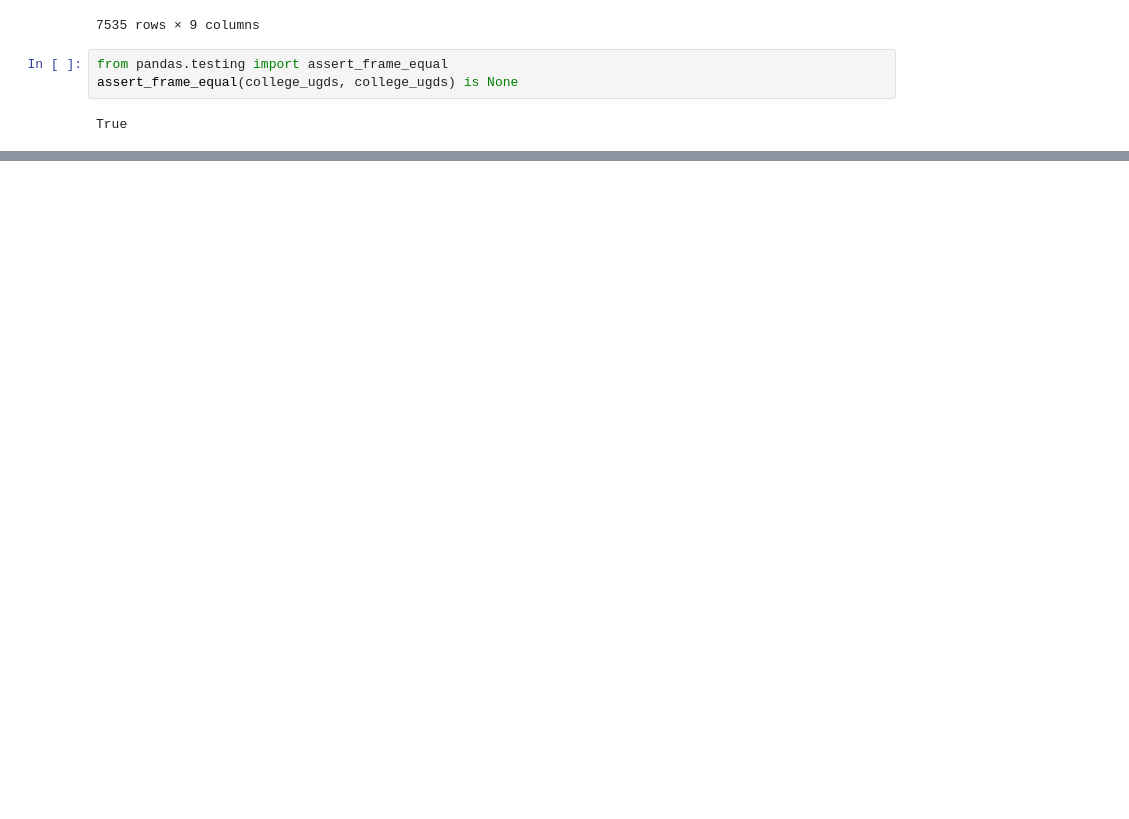
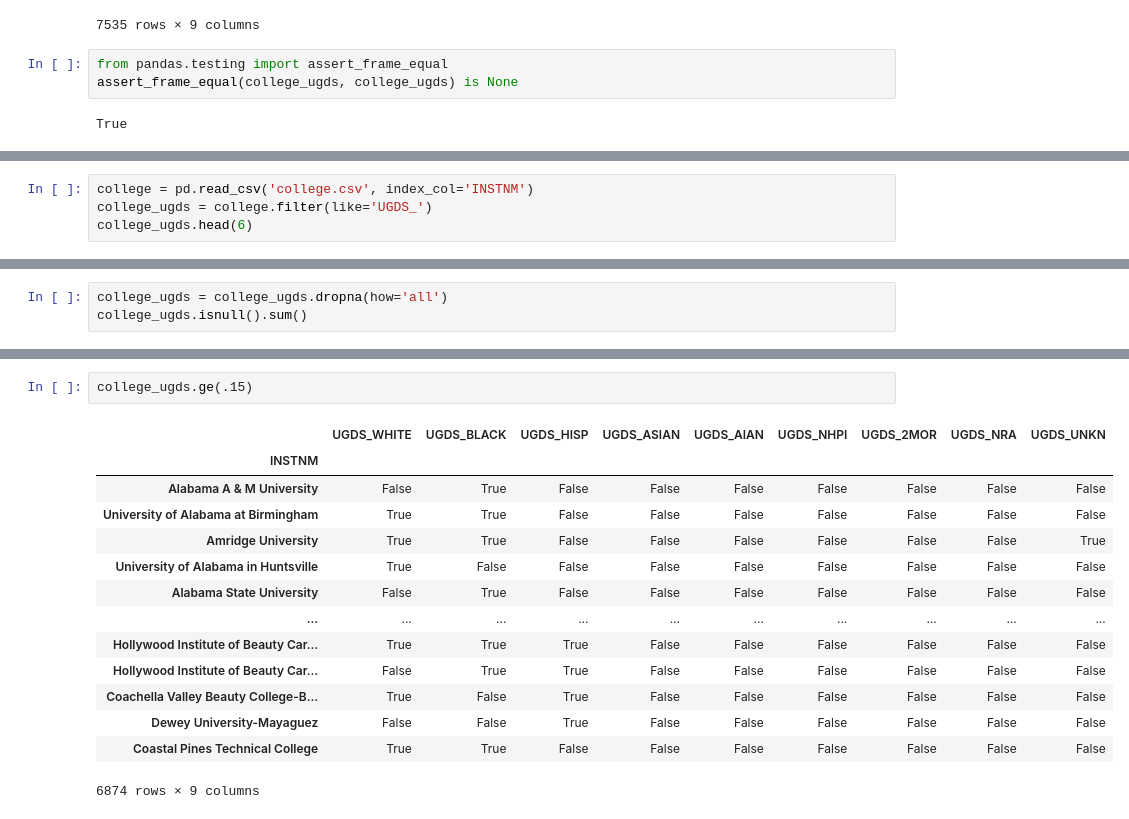
Before and after one commit to JPL-JUNO/PC2E, a Jupyter notebook: Chapter2_Essential_DataFrame_Operations.ipynb, the cells around one changed output, grey strips where cells are left out. Saved outputs shown, nothing was run; the diff lists cells and outputs as text; blank space fills up the shorter version.

```diff
--- a/Chapter2_Essential_DataFrame_Operations.ipynb
+++ b/Chapter2_Essential_DataFrame_Operations.ipynb
@@ -589,0 +683,4 @@ True
+# %%
+college = pd.read_csv('college.csv', index_col='INSTNM')
+college_ugds = college.filter(like='UGDS_')
+college_ugds.head(6)
@@ -589,0 +711,3 @@ True
+# %%
+college_ugds = college_ugds.dropna(how='all')
+college_ugds.isnull().sum()
@@ -589,0 +725,17 @@ True
+# %%
+college_ugds.ge(.15)
+# %% [output]
+|  | UGDS_WHITE | UGDS_BLACK | UGDS_HISP | UGDS_ASIAN | UGDS_AIAN | UGDS_NHPI | UGDS_2MOR | UGDS_NRA | UGDS_UNKN |
+| INSTNM |  |  |  |  |  |  |  |  |  |
+| Alabama A & M University | False | True | False | False | False | False | False | False | False |
+| University of Alabama at Birmingham | True | True | False | False | False | False | False | False | False |
+| Amridge University | True | True | False | False | False | False | False | False | True |
+| University of Alabama in Huntsville | True | False | False | False | False | False | False | False | False |
+| Alabama State University | False | True | False | False | False | False | False | False | False |
+| ... | ... | ... | ... | ... | ... | ... | ... | ... | ... |
+| Hollywood Institute of Beauty Car... | True | True | True | False | False | False | False | False | False |
+| Hollywood Institute of Beauty Car... | False | True | True | False | False | False | False | False | False |
+| Coachella Valley Beauty College-B... | True | False | True | False | False | False | False | False | False |
+| Dewey University-Mayaguez | False | False | True | False | False | False | False | False | False |
+| Coastal Pines Technical College | True | True | False | False | False | False | False | False | False |
+6874 rows × 9 columns
```
Also changed, not shown: parts of 18 cells of this notebook, 1 other file.
